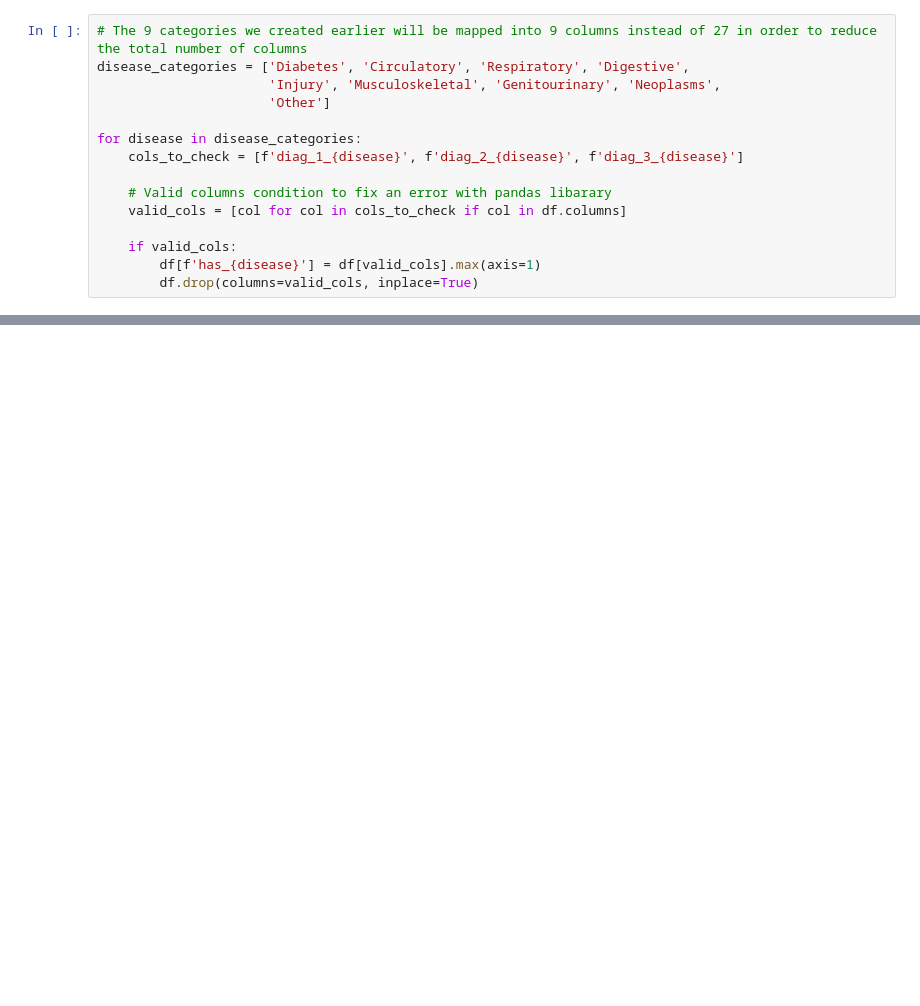
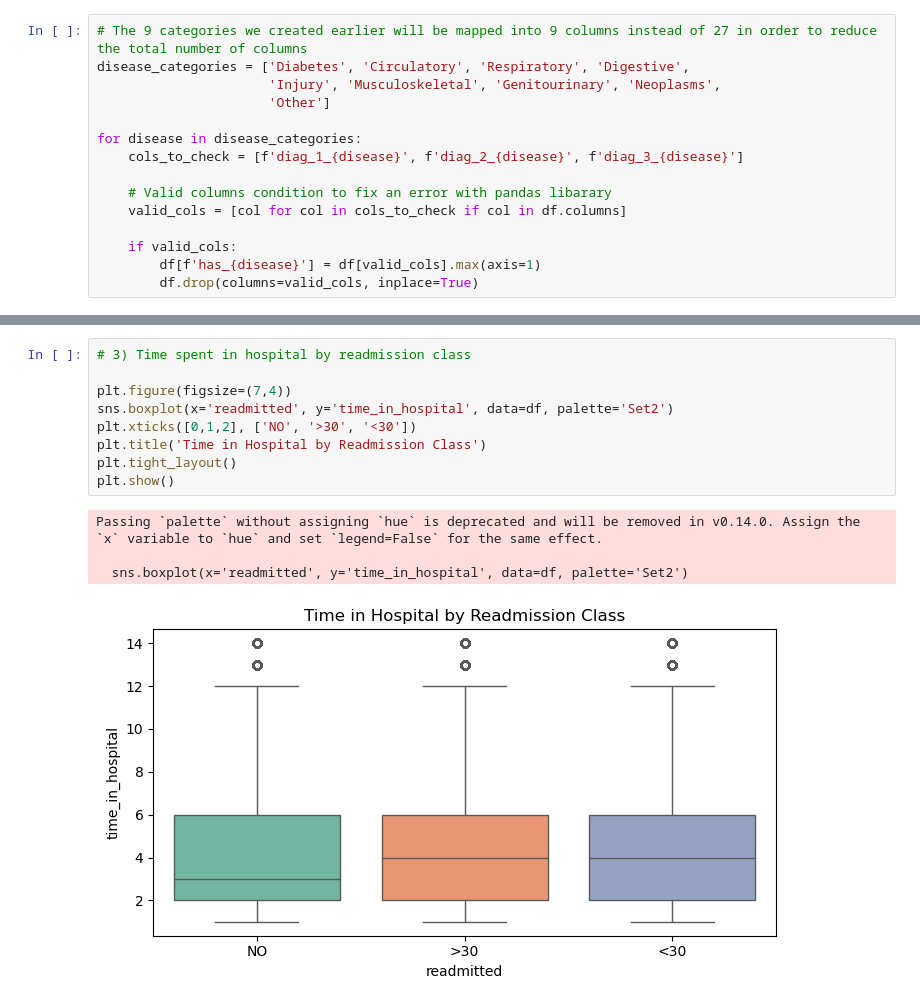
Before and after one commit to aliatarek2505-oss/project_nti, a Jupyter notebook: diabetes.ipynb, the cells around one changed output, grey strips where cells are left out. Saved outputs shown, nothing was run; the diff lists cells and outputs as text; blank space fills up the shorter version.

```diff
--- a/diabetes.ipynb
+++ b/diabetes.ipynb
@@ -163,0 +283,14 @@ df.head()
+# %%
+# 3) Time spent in hospital by readmission class
+
+plt.figure(figsize=(7,4))
+sns.boxplot(x='readmitted', y='time_in_hospital', data=df, palette='Set2')
+plt.xticks([0,1,2], ['NO', '>30', '<30'])
+plt.title('Time in Hospital by Readmission Class')
+plt.tight_layout()
+plt.show()
+# %% [output]
+Passing `palette` without assigning `hue` is deprecated and will be removed in v0.14.0. Assign the `x` variable to `hue` and set `legend=False` for the same effect.
+
+  sns.boxplot(x='readmitted', y='time_in_hospital', data=df, palette='Set2')
+[figure, added]
```
Also changed, not shown: parts of 29 cells of this notebook.
